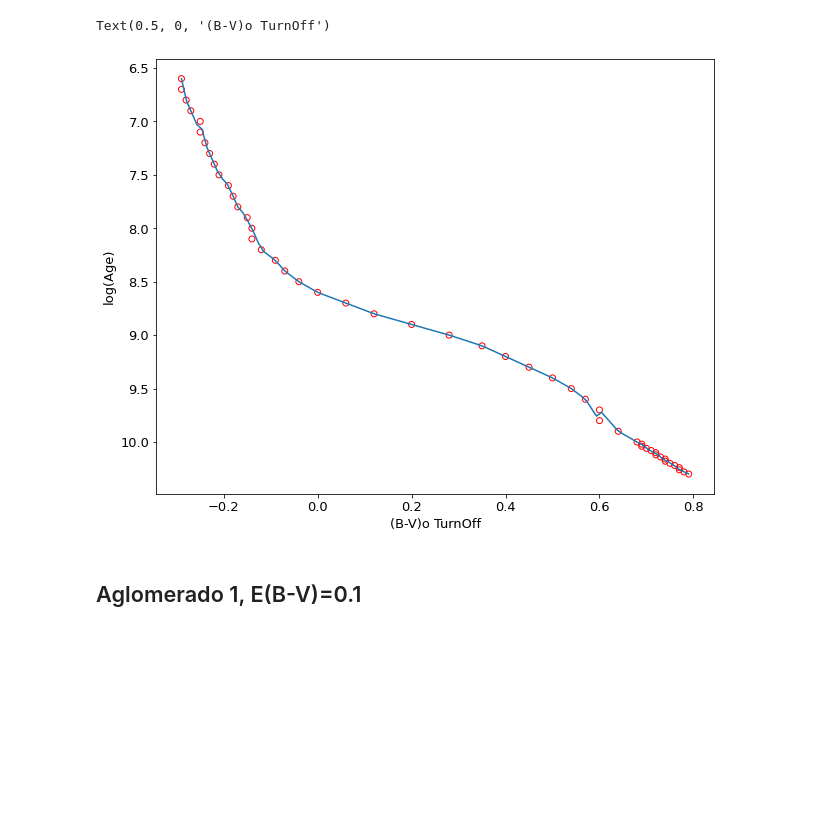
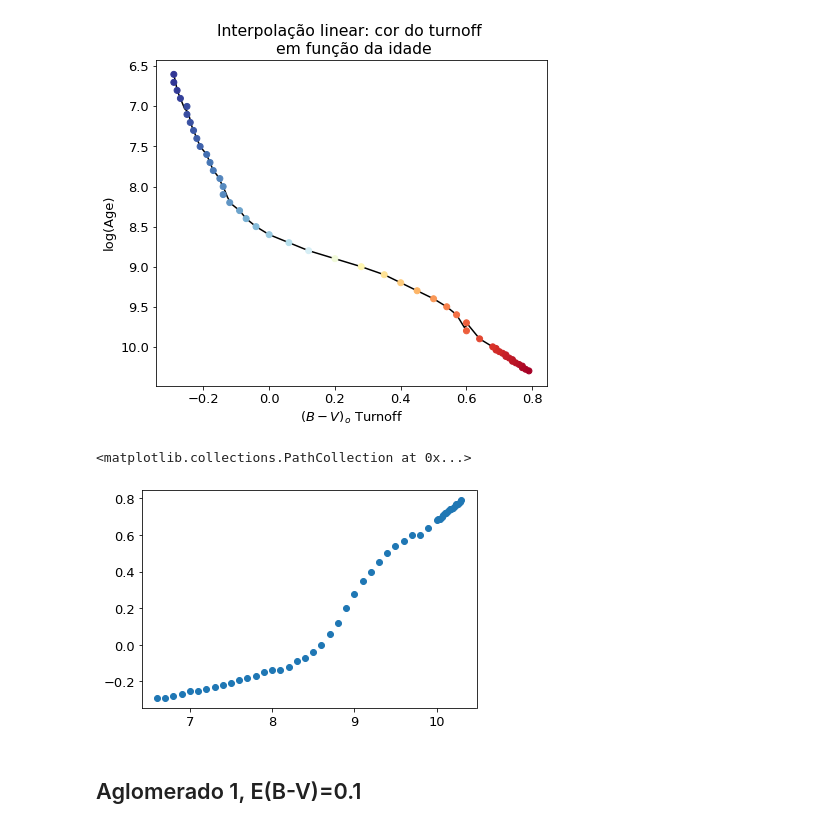
Before and after one commit to jppirest/mw_substructures, a Jupyter notebook: dados/Ag_Simulados/distancias.ipynb, the cells around one changed output. Cells and saved outputs as stored; diff of their text form; code cells hidden in the pictures; blank space fills up the shorter version.

Commit message:
Imagens para o relatorio

```diff
--- a/dados/Ag_Simulados/distancias.ipynb
+++ b/dados/Ag_Simulados/distancias.ipynb
@@ -9,26 +9,34 @@ from scipy.interpolate import interp1d
 # %%
 f1 = interp1d(isocronas['(B-V)TurnOff'],  isocronas['Age'],kind= 'linear')
 plt.rc('xtick', labelsize=13)
 plt.rc('ytick', labelsize=13)
 
 
 font = {'family' : 'sans-serif',
         'weight' : 'normal',
         'size'   : 13}
 
 plt.rc('font', **font)
 
-fig,ax = plt.subplots(figsize=(10,8))
+fig,ax = plt.subplots(figsize=(7,6)) #(figsize=(10,8))
 plt.gca().invert_yaxis()
 
+
+
 interpol_colour = np.linspace(isocronas['(B-V)TurnOff'].min(),isocronas['(B-V)TurnOff'].max(),100)
-plt.plot(interpol_colour,f1(interpol_colour))
-plt.scatter(isocronas['(B-V)TurnOff'], isocronas['Age'], color = 'none', edgecolor = 'red')
+plt.plot(interpol_colour,f1(interpol_colour), color = 'k')
+plt.scatter(isocronas['(B-V)TurnOff'], isocronas['Age'], c = isocronas['(B-V)TurnOff'],cmap = 'RdYlBu_r', zorder = 10)
 plt.ylabel('log(Age)')
-plt.xlabel('(B-V)o TurnOff')
+plt.xlabel(r'$(B-V)_o$' + ' Turnoff')
+plt.title('Interpolação linear: cor do turnoff \n em função da idade')
+plt.savefig('Imagens_Relat/interpolacao.png', format = 'png', dpi = 1000)
 # %% [output]
-Text(0.5, 0, '(B-V)o TurnOff')
-[figure, old version]
+[figure, new version]
+# %%
+plt.scatter( isocronas['Age'], isocronas['(B-V)TurnOff'],   cmap = 'RdYlBu_r')
+# %% [output]
+<matplotlib.collections.PathCollection at 0x...>
+[figure, added]
 # %% [markdown]
 ## Aglomerado 1, E(B-V)=0.1
 # %%
```
Also changed, not shown: parts of 3 cells of this notebook, 13 other files.
